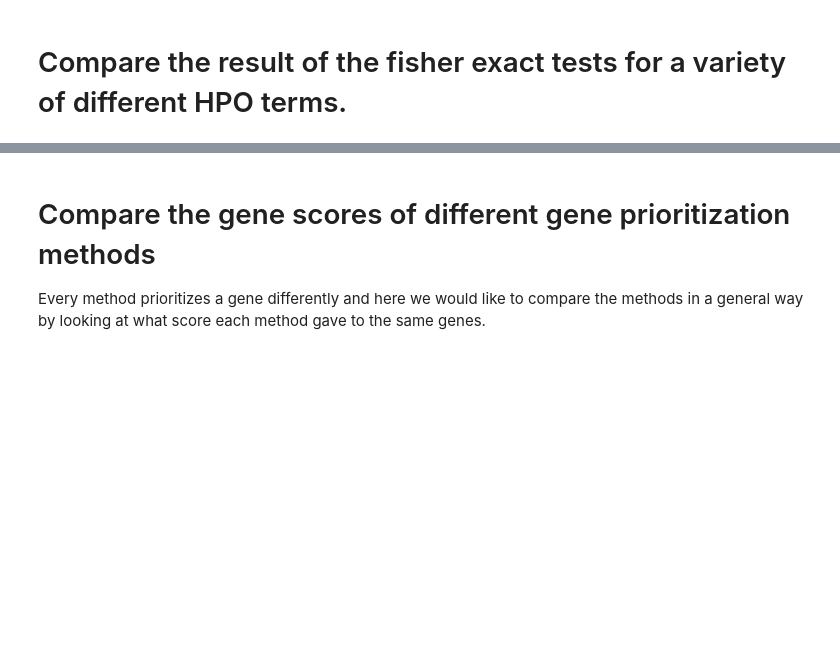
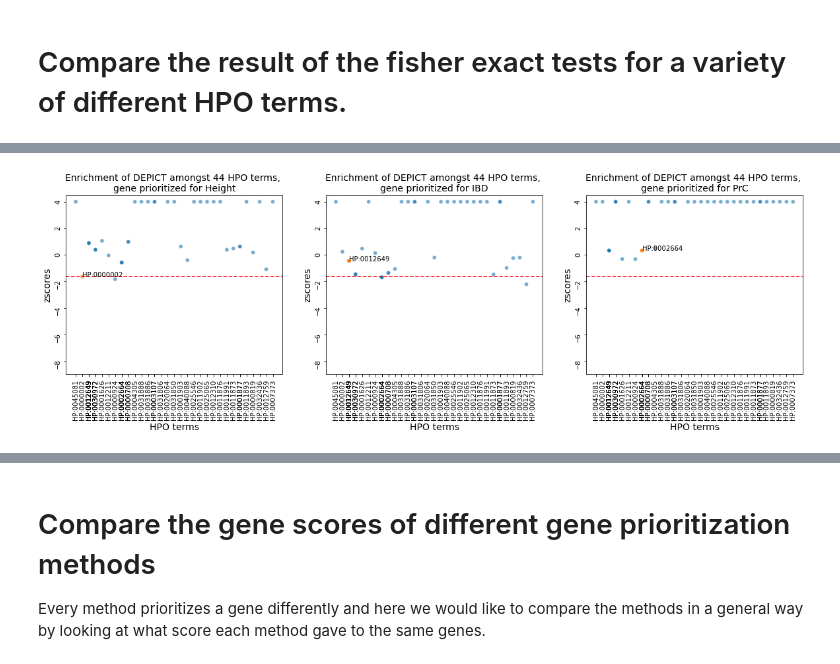
Before and after one commit to molgenis/benchmark-gwas-prio, a Jupyter notebook: results/visualize/visualize_results.ipynb, the cells around one changed output, grey strips where cells are left out. Drawn from its saved outputs; the diff is of its cells as text; code cells hidden in the pictures; blank space fills up the shorter version.

```diff
--- a/results/visualize/visualize_results.ipynb
+++ b/results/visualize/visualize_results.ipynb
@@ -102,0 +105,4 @@ plot_comparison_fisher_results(results_fisher['PrC'], "Prostate cancer")
+# %%
+plot_fisher_results(methods_fisher["DEPICT"], "DEPICT")
+# %% [output]
+[figure, added]
```
Also changed, not shown: parts of 39 cells of this notebook, 1 other file.
